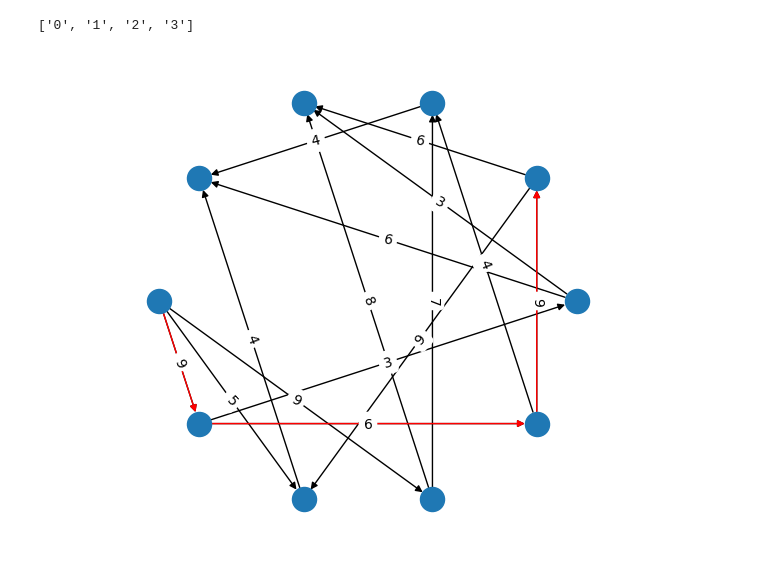
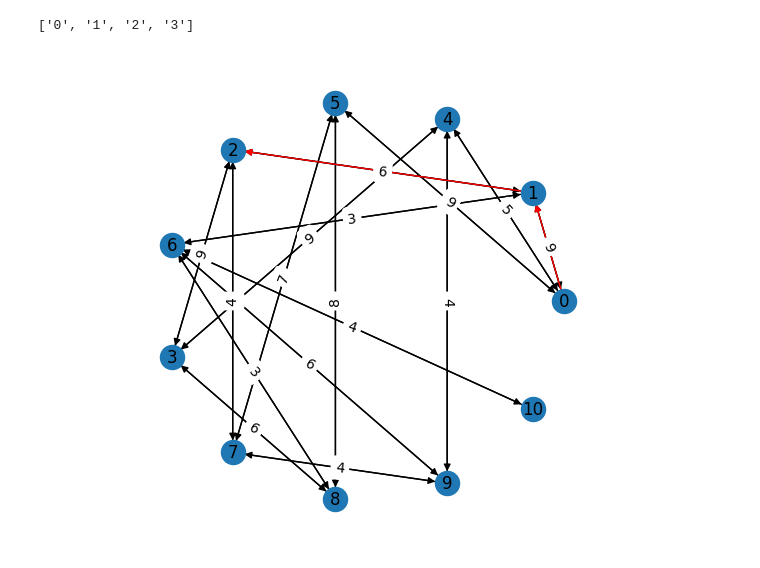
Before and after one commit to mlvl36667/lnsim, a Jupyter notebook: graphviz.ipynb, the cells around one changed output. Cells and saved outputs as stored; diff of their text form; code cells hidden in the pictures.

```diff
--- a/graphviz.ipynb
+++ b/graphviz.ipynb
@@ -61,17 +61,53 @@ for e in ffe:
 nx.shortest_path(G, "0", "3", weight='weight')
 # %% [output]
 ['0', '1', '2', '3']
-# %%
-import matplotlib.pyplot as plt
-pos = nx.shell_layout(G)
-nx.draw(G,pos)
-# draw path in red
-path = nx.shortest_path(G,source="0",target="3", weight='weight')
-path_edges = list(zip(path,path[1:]))
-labels = nx.get_edge_attributes(G,'weight')
-nx.draw_networkx_edges(G,pos,edgelist=path_edges,edge_color='r',width=1)
-nx.draw_networkx_edge_labels(G,pos,edge_labels=labels)
-plt.axis('equal')
-plt.show()
-# %% [output]
-[figure, removed]
+# %%
+import matplotlib.pyplot as plt
+G = nx.DiGraph()
+
+G.add_edge("0", "1", weight=9)
+G.add_edge("0", "4", weight=5)
+G.add_edge("0", "5", weight=9)
+G.add_edge("1", "0", weight=9)
+G.add_edge("1", "2", weight=2)
+G.add_edge("1", "6", weight=3)
+G.add_edge("2", "1", weight=6)
+G.add_edge("2", "3", weight=9)
+G.add_edge("2", "7", weight=4)
+G.add_edge("3", "2", weight=9)
+G.add_edge("3", "4", weight=9)
+G.add_edge("3", "8", weight=6)
+G.add_edge("4", "0", weight=5)
+G.add_edge("4", "3", weight=9)
+G.add_edge("4", "9", weight=4)
+G.add_edge("5", "0", weight=9)
+G.add_edge("5", "7", weight=7)
+G.add_edge("5", "8", weight=8)
+G.add_edge("6", "1", weight=3)
+G.add_edge("6", "8", weight=3)
+G.add_edge("6", "9", weight=6)
+G.add_edge("6", "10", weight=4)
+G.add_edge("7", "2", weight=4)
+G.add_edge("7", "5", weight=7)
+G.add_edge("7", "9", weight=4)
+G.add_edge("8", "3", weight=6)
+G.add_edge("8", "5", weight=8)
+G.add_edge("8", "6", weight=3)
+G.add_edge("9", "4", weight=4)
+G.add_edge("9", "6", weight=6)
+G.add_edge("9", "7", weight=4)
+G.add_edge("10", "6", weight=4)
+
+pos = nx.circular_layout(G)
+nx.draw(G,pos)
+# draw path in red
+path = nx.shortest_path(G,source="0",target="2", weight='weight')
+path_edges = list(zip(path,path[1:]))
+labels = nx.get_edge_attributes(G,'weight')
+nx.draw_networkx_edges(G,pos,edgelist=path_edges,edge_color='r',width=1)
+nx.draw_networkx_edge_labels(G,pos,edge_labels=labels)
+nx.draw_networkx_labels(G, pos=pos)
+plt.axis('equal')
+plt.show()
+# %% [output]
+[figure, added]
```
Also changed, not shown: parts of 2 cells of this notebook, 3 other files.
